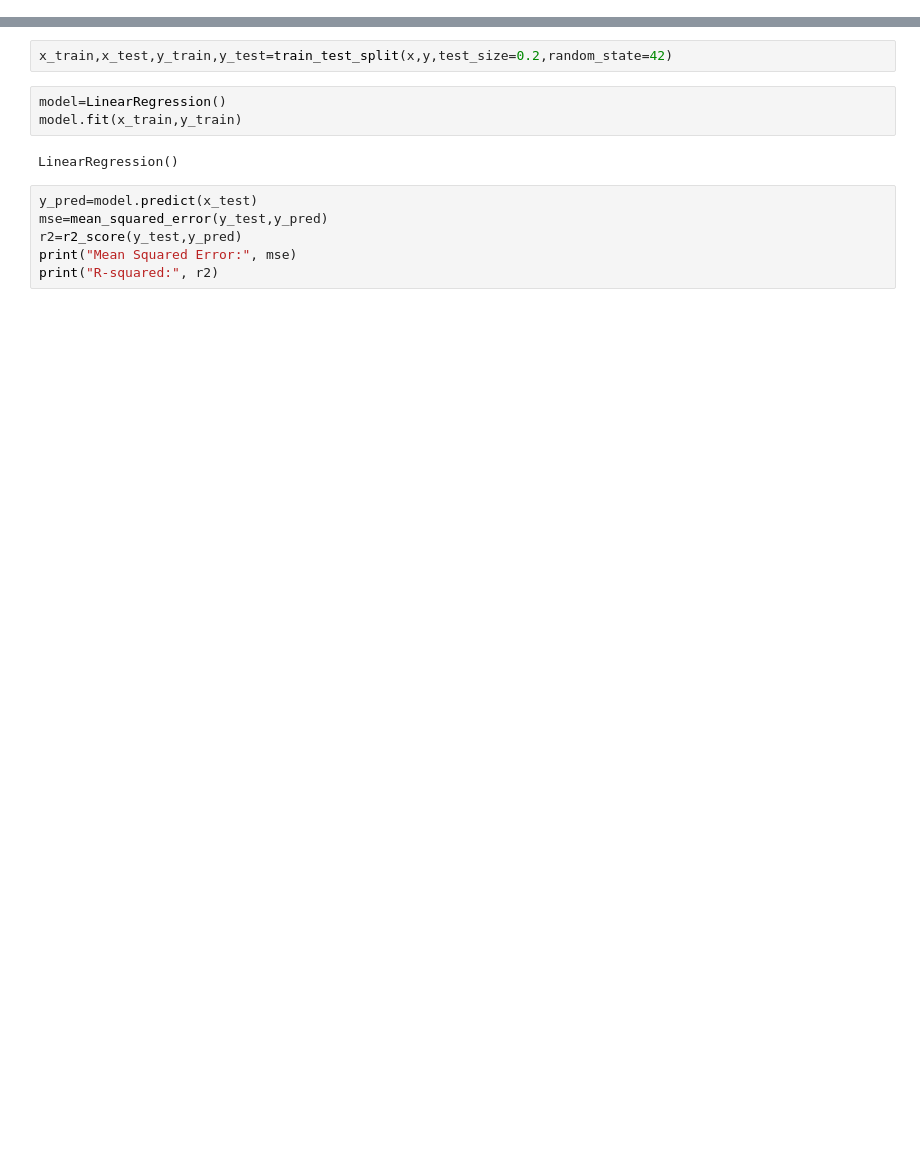
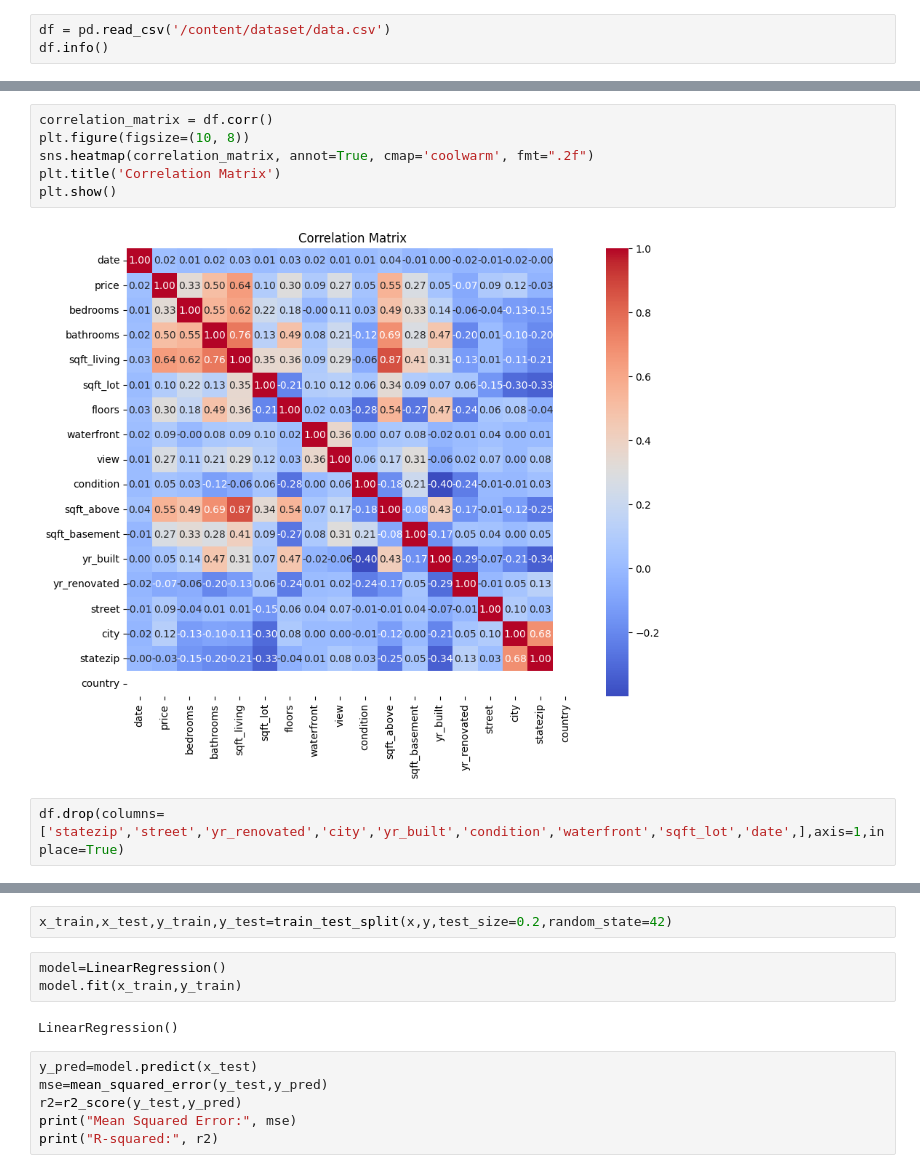
Before and after one commit to SarraBenHamad/HousePricingPrediction, a Jupyter notebook: house_price.ipynb, the cells around one changed output, grey strips where cells are left out. Drawn from its saved outputs; the diff is of its cells as text; blank space fills up the shorter version.

Commit message:
imported data from kaggle

```diff
--- a/house_price.ipynb
+++ b/house_price.ipynb
@@ -70,0 +54,3 @@ y=df[['price']]
+# %%
+df = pd.read_csv('/content/dataset/data.csv')
+df.info()
@@ -70,0 +125,10 @@ y=df[['price']]
+# %%
+correlation_matrix = df.corr()
+plt.figure(figsize=(10, 8))
+sns.heatmap(correlation_matrix, annot=True, cmap='coolwarm', fmt=".2f")
+plt.title('Correlation Matrix')
+plt.show()
+# %% [output]
+[figure, added]
+# %%
+df.drop(columns=['statezip','street','yr_renovated','city','yr_built','condition','waterfront','sqft_lot','date',],axis=1,inplace=True)
```
Also changed, not shown: parts of 20 cells of this notebook.
